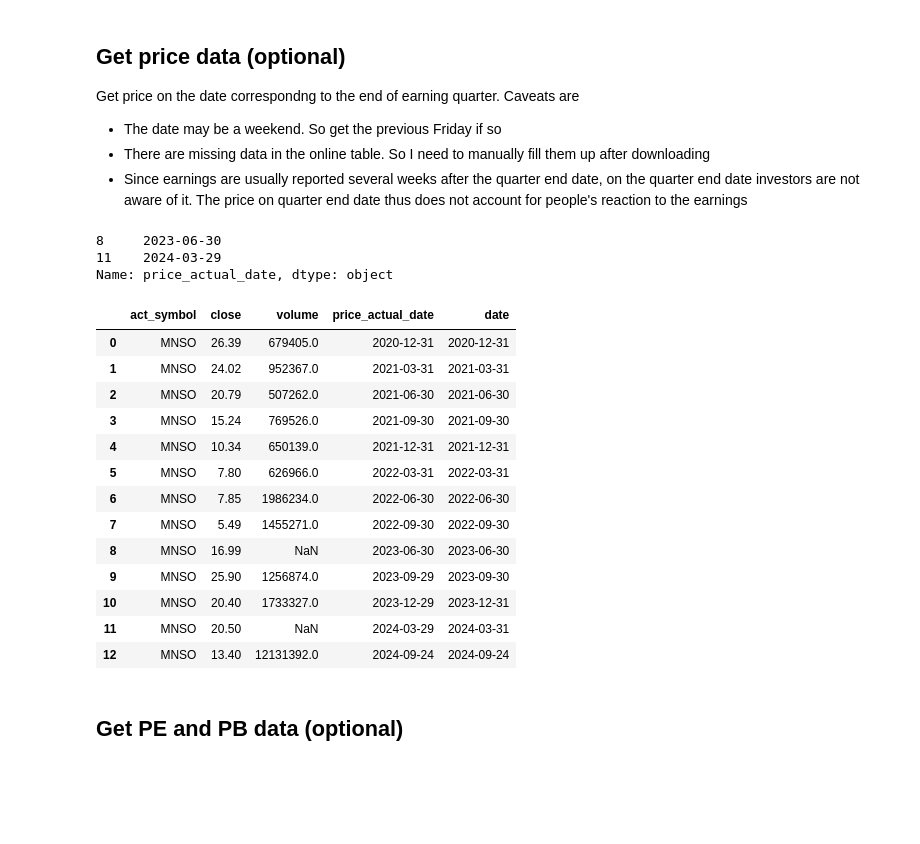
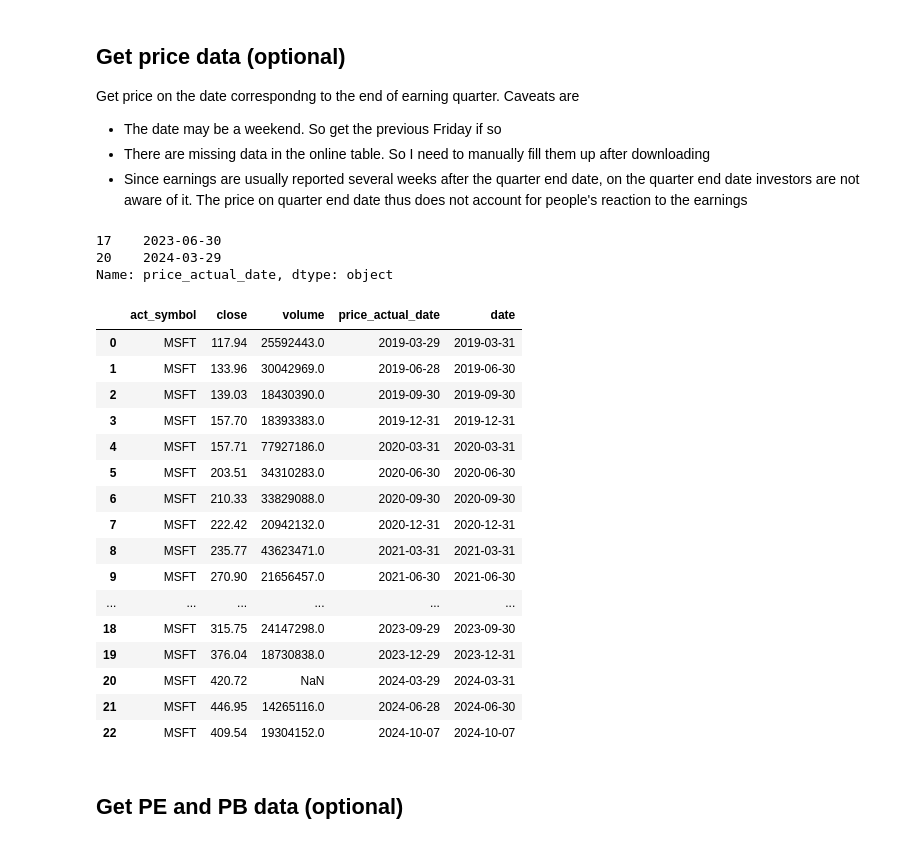
Before and after one commit to yuwei2341/stocks, a Jupyter notebook: Stock_ER.ipynb, the cells around one changed output. Saved outputs shown, nothing was run; the diff lists cells and outputs as text; code cells hidden in the pictures; blank space fills up the shorter version.

Commit message:
update stocks

```diff
--- a/Stock_ER.ipynb
+++ b/Stock_ER.ipynb
@@ -194,7 +194,7 @@ def get_query_price(stock, dates):
 # %% [markdown]
 ## Get ER data
 # %%
-stock = 'MNSO'
+stock = 'MSFT'
 repo = "earnings"
 date_start = '2017-12-31'
 df0 = get_data(get_query_income(stock, date_start), repo, key)
@@ -228,30 +228,41 @@ missing_rows = df_price[df_price['close'].isnull()]['price_actual_date']
 print(missing_rows)
 df_price['act_symbol'] = df_price['act_symbol'].fillna(stock)
 # %% [output]
-8     2023-06-30
-11    2024-03-29
+17    2023-06-30
+20    2024-03-29
 Name: price_actual_date, dtype: object
 # %%
-# fill_price = [9.26, 4.7]  # MPW
-# fill_price = [347.71, 222.36, 286.98, 485.58]  # META
-fill_price = [16.99, 20.5]
+fill_price_by_stock = {
+    "MPW": [9.26, 4.7],
+    "META": [347.71, 222.36, 286.98, 485.58],
+    "MNSO": [16.99, 20.5],
+    "PYPL": [66.73, 66.99, 78],
+    "SNOW": [114.86],
+    "BABA": [83.35, 72.36],
+    "ROST": [],
+    "MSFT": [340.54, 420.72],
+}
+fill_price = fill_price_by_stock[stock]
 df_price['close'] = df_price['close'].fillna({k: v for k, v in zip(missing_rows.index, fill_price)})
 df_price
 # %% [output]
 |  | act_symbol | close | volume | price_actual_date | date |
-| 0 | MNSO | 26.39 | 679405.0 | 2020-12-31 | 2020-12-31 |
-| 1 | MNSO | 24.02 | 952367.0 | 2021-03-31 | 2021-03-31 |
-| 2 | MNSO | 20.79 | 507262.0 | 2021-06-30 | 2021-06-30 |
-| 3 | MNSO | 15.24 | 769526.0 | 2021-09-30 | 2021-09-30 |
-| 4 | MNSO | 10.34 | 650139.0 | 2021-12-31 | 2021-12-31 |
-| 5 | MNSO | 7.80 | 626966.0 | 2022-03-31 | 2022-03-31 |
-| 6 | MNSO | 7.85 | 1986234.0 | 2022-06-30 | 2022-06-30 |
-| 7 | MNSO | 5.49 | 1455271.0 | 2022-09-30 | 2022-09-30 |
-| 8 | MNSO | 16.99 | NaN | 2023-06-30 | 2023-06-30 |
-| 9 | MNSO | 25.90 | 1256874.0 | 2023-09-29 | 2023-09-30 |
-| 10 | MNSO | 20.40 | 1733327.0 | 2023-12-29 | 2023-12-31 |
-| 11 | MNSO | 20.50 | NaN | 2024-03-29 | 2024-03-31 |
-| 12 | MNSO | 13.40 | 12131392.0 | 2024-09-24 | 2024-09-24 |
+| 0 | MSFT | 117.94 | 25592443.0 | 2019-03-29 | 2019-03-31 |
+| 1 | MSFT | 133.96 | 30042969.0 | 2019-06-28 | 2019-06-30 |
+| 2 | MSFT | 139.03 | 18430390.0 | 2019-09-30 | 2019-09-30 |
+| 3 | MSFT | 157.70 | 18393383.0 | 2019-12-31 | 2019-12-31 |
+| 4 | MSFT | 157.71 | 77927186.0 | 2020-03-31 | 2020-03-31 |
+| 5 | MSFT | 203.51 | 34310283.0 | 2020-06-30 | 2020-06-30 |
+| 6 | MSFT | 210.33 | 33829088.0 | 2020-09-30 | 2020-09-30 |
+| 7 | MSFT | 222.42 | 20942132.0 | 2020-12-31 | 2020-12-31 |
+| 8 | MSFT | 235.77 | 43623471.0 | 2021-03-31 | 2021-03-31 |
+| 9 | MSFT | 270.90 | 21656457.0 | 2021-06-30 | 2021-06-30 |
+| ... | ... | ... | ... | ... | ... |
+| 18 | MSFT | 315.75 | 24147298.0 | 2023-09-29 | 2023-09-30 |
+| 19 | MSFT | 376.04 | 18730838.0 | 2023-12-29 | 2023-12-31 |
+| 20 | MSFT | 420.72 | NaN | 2024-03-29 | 2024-03-31 |
+| 21 | MSFT | 446.95 | 14265116.0 | 2024-06-28 | 2024-06-30 |
+| 22 | MSFT | 409.54 | 19304152.0 | 2024-10-07 | 2024-10-07 |
 # %% [markdown]
 ## Get PE and PB data (optional)
 # %%
```
Also changed, not shown: parts of 1 cell of this notebook.
